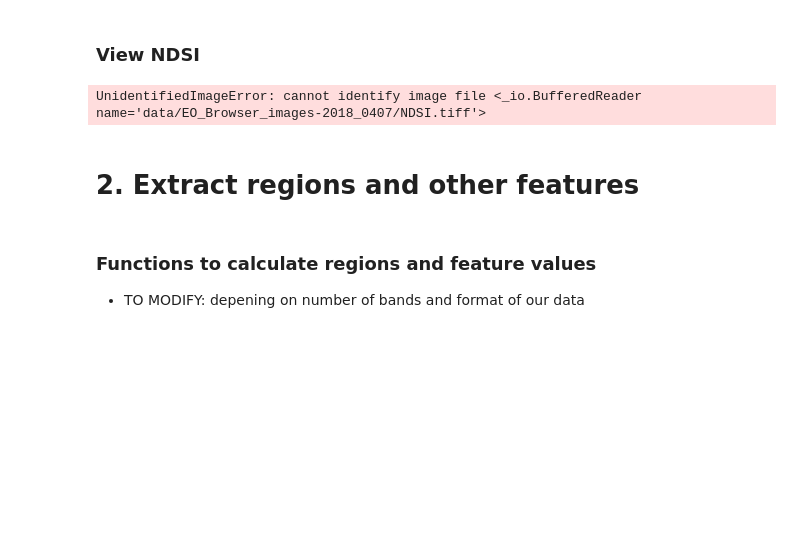
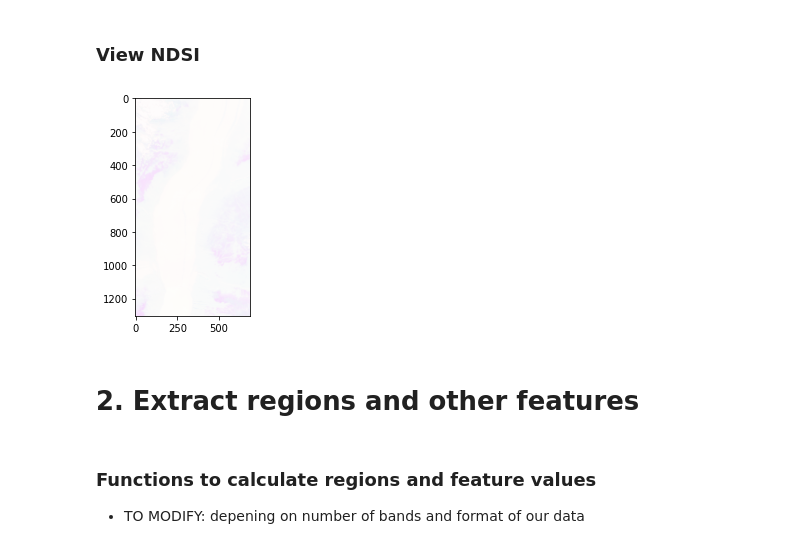
Before and after one commit to seleneledain/ipeo-project, a Jupyter notebook: RF_glacier.ipynb, the cells around one changed output. Saved outputs shown, nothing was run; the diff lists cells and outputs as text; code cells hidden in the pictures; blank space fills up the shorter version.

Commit message:
some corrections for normalising and NDSI

```diff
--- a/RF_glacier.ipynb
+++ b/RF_glacier.ipynb
@@ -175,16 +213,15 @@ NDSI has been calculated
 ### View NDSI
 # %%
 NEW_PATH = INPUT_DIR + 'EO_Browser_images-2018_0407/NDSI.tiff'
-img_read = imread(NEW_PATH, plugin='pil') # call PIL to read the file corectly
-
 raster = rasterio.open(NEW_PATH)
 array = raster.read()
+array = array.transpose(1,2,0)
 
 plt.figure()
 plt.imshow(array)
 plt.show()
 # %% [output]
-UnidentifiedImageError: cannot identify image file <_io.BufferedReader name='data/EO_Browser_images-2018_0407/NDSI.tiff'>
+[figure, added]
 # %% [markdown]
 # 2. Extract regions and other features
 # %% [markdown]
```
Also changed, not shown: parts of 5 cells of this notebook.
